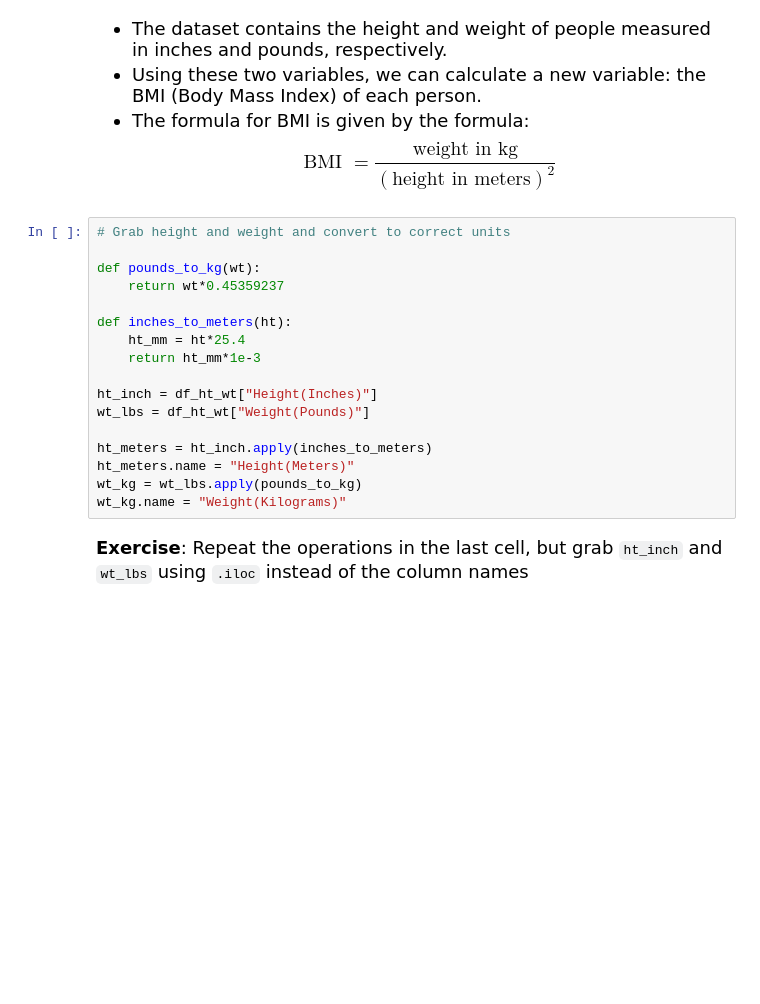
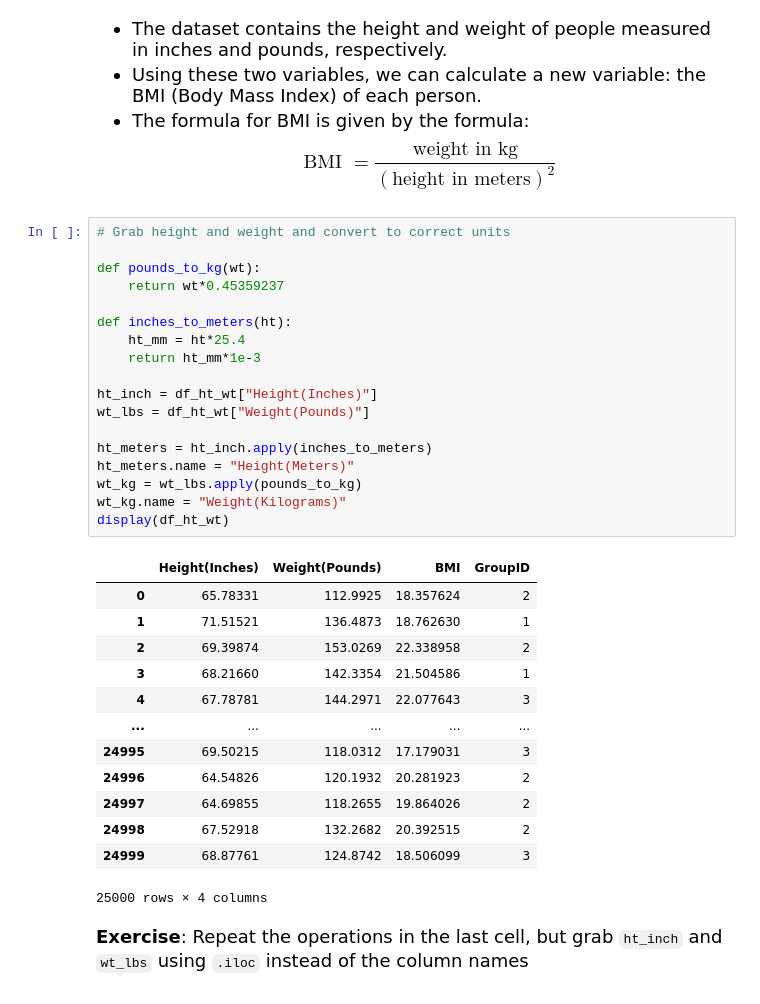
Before and after one commit to NinadHarris/datasci151spring2026, a Jupyter notebook: lecture_17/lecture_17.ipynb, the cells around one changed output. Cells and saved outputs as stored; diff of their text form; blank space fills up the shorter version.

```diff
--- a/lecture_17/lecture_17.ipynb
+++ b/lecture_17/lecture_17.ipynb
@@ -731,20 +731,35 @@ $$\textrm{BMI } = \frac{\textrm{weight in kg}}{\left(\textrm{height in meters}\r
 # %%
 # Grab height and weight and convert to correct units
 
 def pounds_to_kg(wt):
     return wt*0.45359237
 
 def inches_to_meters(ht):
     ht_mm = ht*25.4
     return ht_mm*1e-3
 
 ht_inch = df_ht_wt["Height(Inches)"]
 wt_lbs = df_ht_wt["Weight(Pounds)"]
 
 ht_meters = ht_inch.apply(inches_to_meters)
 ht_meters.name = "Height(Meters)"
 wt_kg = wt_lbs.apply(pounds_to_kg)
 wt_kg.name = "Weight(Kilograms)"
+display(df_ht_wt)
+# %% [output]
+|  | Height(Inches) | Weight(Pounds) | BMI | GroupID |
+| 0 | 65.78331 | 112.9925 | 18.357624 | 2 |
+| 1 | 71.51521 | 136.4873 | 18.762630 | 1 |
+| 2 | 69.39874 | 153.0269 | 22.338958 | 2 |
+| 3 | 68.21660 | 142.3354 | 21.504586 | 1 |
+| 4 | 67.78781 | 144.2971 | 22.077643 | 3 |
+| ... | ... | ... | ... | ... |
+| 24995 | 69.50215 | 118.0312 | 17.179031 | 3 |
+| 24996 | 64.54826 | 120.1932 | 20.281923 | 2 |
+| 24997 | 64.69855 | 118.2655 | 19.864026 | 2 |
+| 24998 | 67.52918 | 132.2682 | 20.392515 | 2 |
+| 24999 | 68.87761 | 124.8742 | 18.506099 | 3 |
+25000 rows × 4 columns
 # %% [markdown]
 <font size = "4">
 
```
Also changed, not shown: parts of 2 cells of this notebook, 1 other file.
